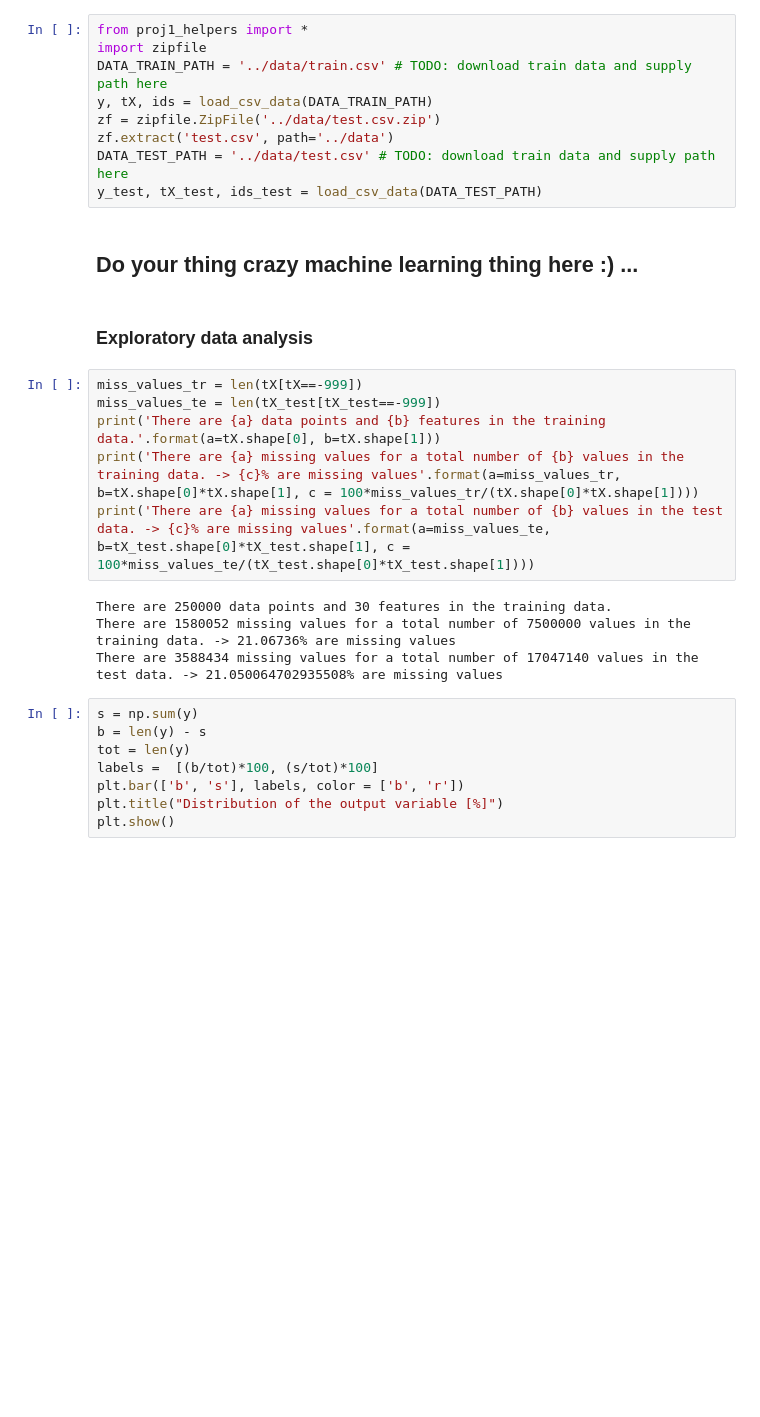
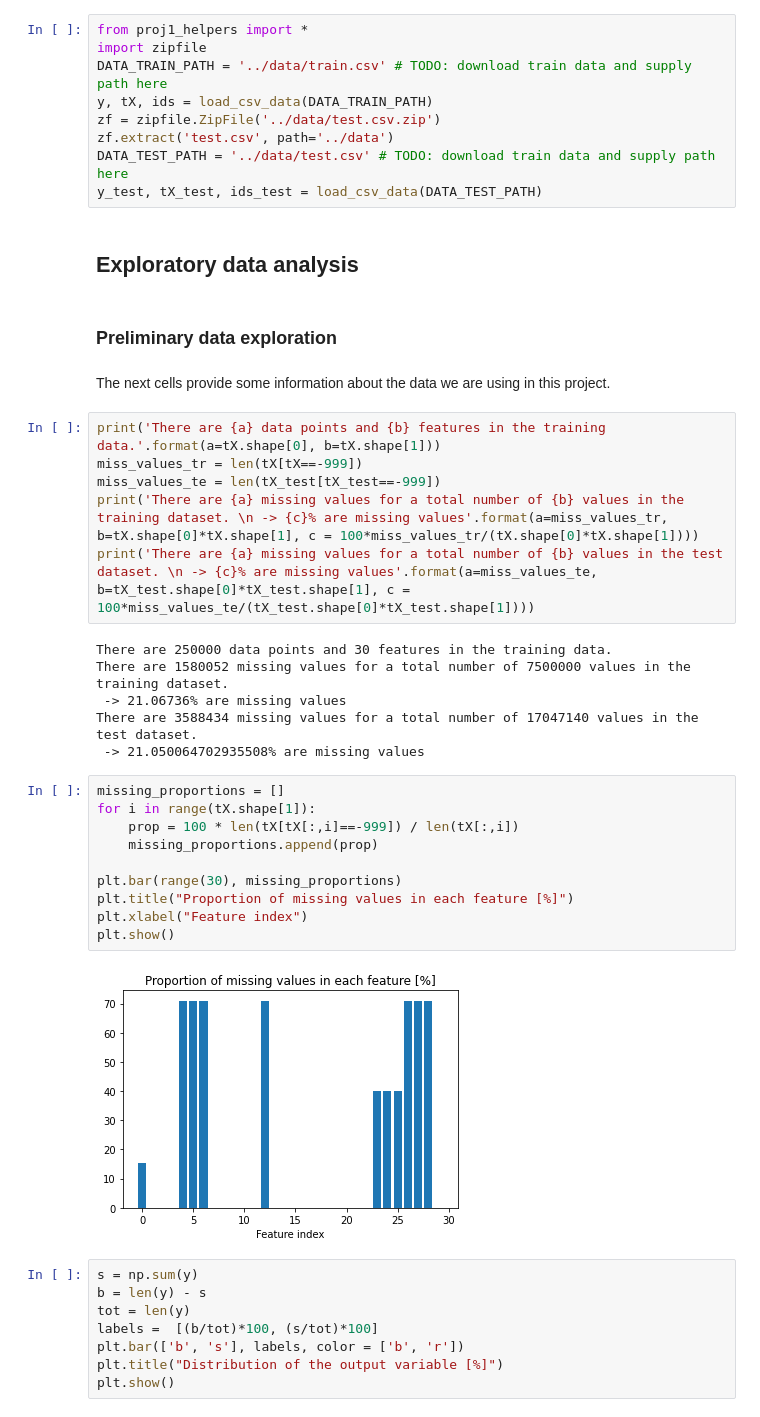
Before and after one commit to CS-433/ml-project-1-jdl, a Jupyter notebook: code/project1.ipynb, the cells around one changed output. Cells and saved outputs as stored; diff of their text form; blank space fills up the shorter version.

```diff
--- a/code/project1.ipynb
+++ b/code/project1.ipynb
@@ -16,20 +16,36 @@ zf = zipfile.ZipFile('../data/test.csv.zip')
 zf.extract('test.csv', path='../data')
 DATA_TEST_PATH = '../data/test.csv' # TODO: download train data and supply path here
 y_test, tX_test, ids_test = load_csv_data(DATA_TEST_PATH)
-# %% [markdown]
-## Do your thing crazy machine learning thing here :) ...
 # %% [markdown]
-### Exploratory data analysis
+## Exploratory data analysis
+# %% [markdown]
+### Preliminary data exploration
+# %% [markdown]
+The next cells provide some information about the data we are using in this project.
 # %%
+print('There are {a} data points and {b} features in the training data.'.format(a=tX.shape[0], b=tX.shape[1]))
 miss_values_tr = len(tX[tX==-999])
 miss_values_te = len(tX_test[tX_test==-999])
-print('There are {a} data points and {b} features in the training data.'.format(a=tX.shape[0], b=tX.shape[1]))
-print('There are {a} missing values for a total number of {b} values in the training data. -> {c}% are missing values'.format(a=miss_values_tr, b=tX.shape[0]*tX.shape[1], c = 100*miss_values_tr/(tX.shape[0]*tX.shape[1])))
-print('There are {a} missing values for a total number of {b} values in the test data. -> {c}% are missing values'.format(a=miss_values_te, b=tX_test.shape[0]*tX_test.shape[1], c = 100*miss_values_te/(tX_test.shape[0]*tX_test.shape[1])))
+print('There are {a} missing values for a total number of {b} values in the training dataset. \n -> {c}% are missing values'.format(a=miss_values_tr, b=tX.shape[0]*tX.shape[1], c = 100*miss_values_tr/(tX.shape[0]*tX.shape[1])))
+print('There are {a} missing values for a total number of {b} values in the test dataset. \n -> {c}% are missing values'.format(a=miss_values_te, b=tX_test.shape[0]*tX_test.shape[1], c = 100*miss_values_te/(tX_test.shape[0]*tX_test.shape[1])))
 # %% [output]
 There are 250000 data points and 30 features in the training data.
-There are 1580052 missing values for a total number of 7500000 values in the training data. -> 21.06736% are missing values
-There are 3588434 missing values for a total number of 17047140 values in the test data. -> 21.050064702935508% are missing values
+There are 1580052 missing values for a total number of 7500000 values in the training dataset.
+ -> 21.06736% are missing values
+There are 3588434 missing values for a total number of 17047140 values in the test dataset.
+ -> 21.050064702935508% are missing values
+# %%
+missing_proportions = []
+for i in range(tX.shape[1]):
+    prop = 100 * len(tX[tX[:,i]==-999]) / len(tX[:,i])
+    missing_proportions.append(prop)
+
+plt.bar(range(30), missing_proportions)
+plt.title("Proportion of missing values in each feature [%]")
+plt.xlabel("Feature index")
+plt.show()
+# %% [output]
+[figure, added]
 # %%
 s = np.sum(y)
 b = len(y) - s
```
Also changed, not shown: parts of 31 cells of this notebook.
